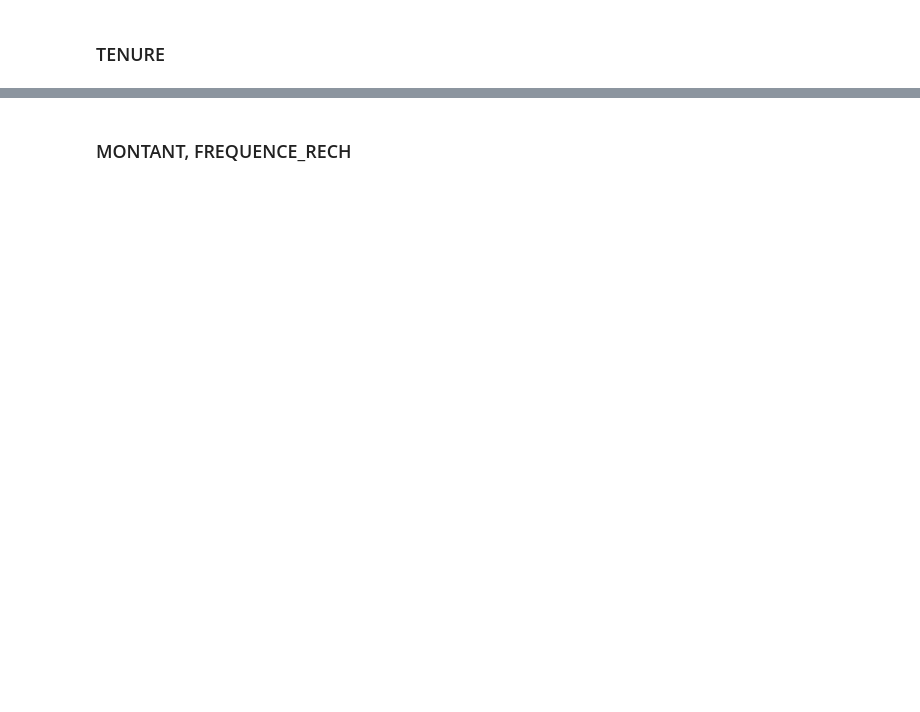
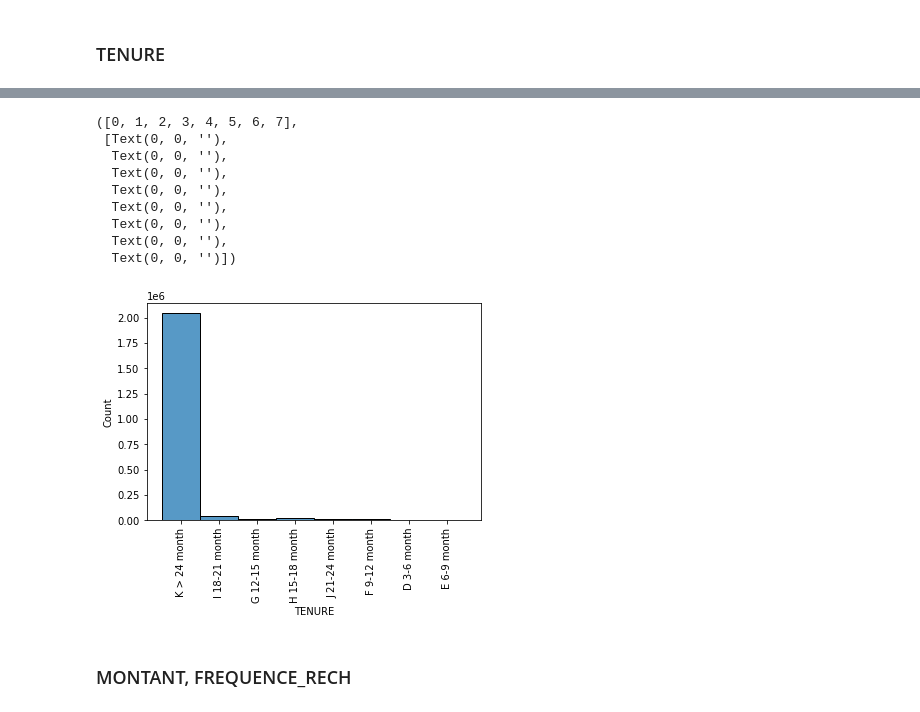
Before and after one commit to ArtemVergazov/expresso_competition, a Jupyter notebook: Final_Project.ipynb, the cells around one changed output, grey strips where cells are left out. Saved outputs shown, nothing was run; the diff lists cells and outputs as text; code cells hidden in the pictures; blank space fills up the shorter version.

```diff
--- a/Final_Project.ipynb
+++ b/Final_Project.ipynb
@@ -77,6 +193,17 @@ data_train['TENURE'].value_counts()
 # %%
-sns.histplot(data=data_train['TENURE'], bins=14)
+sns.histplot(data=data_train['TENURE'])
 plt.xticks(rotation=90)
+# %% [output]
+([0, 1, 2, 3, 4, 5, 6, 7],
+ [Text(0, 0, ''),
+  Text(0, 0, ''),
+  Text(0, 0, ''),
+  Text(0, 0, ''),
+  Text(0, 0, ''),
+  Text(0, 0, ''),
+  Text(0, 0, ''),
+  Text(0, 0, '')])
+[figure, added]
 # %% [markdown]
 ### MONTANT, FREQUENCE_RECH
 # %%
```
Also changed, not shown: parts of 21 cells of this notebook.
